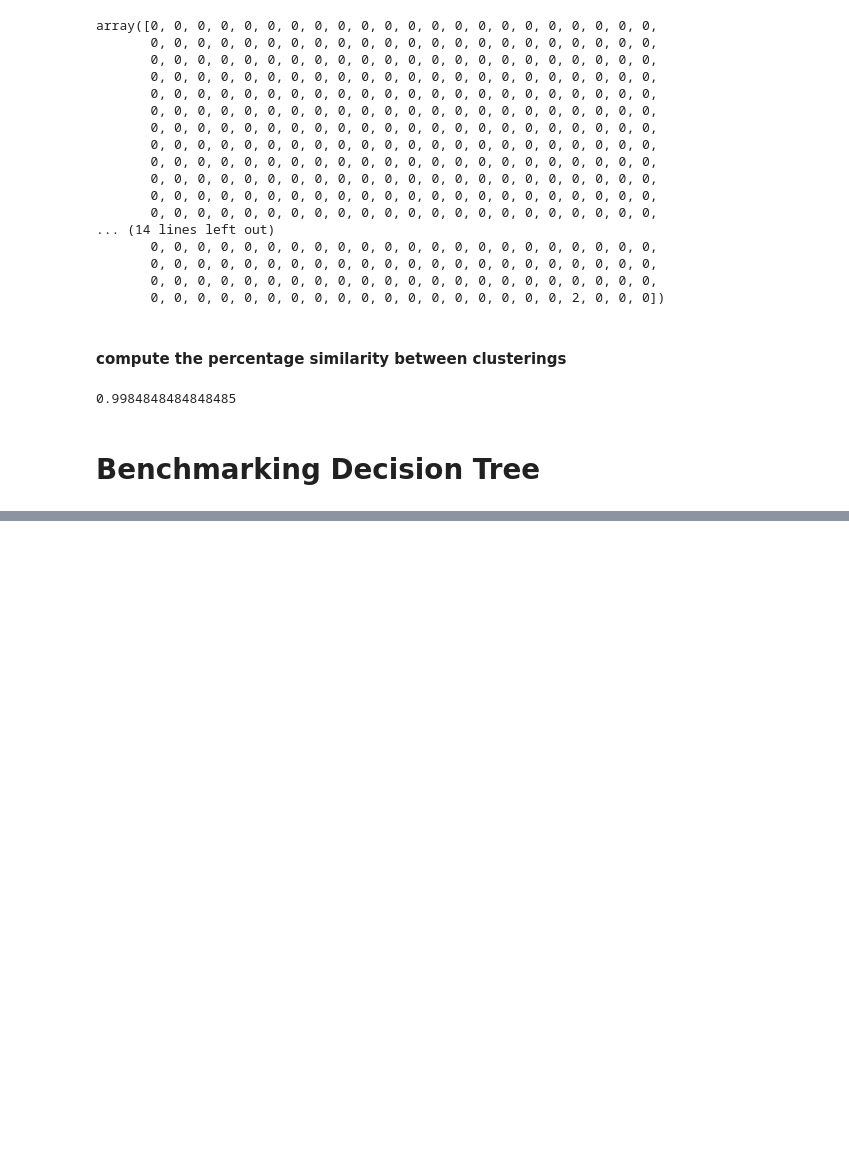
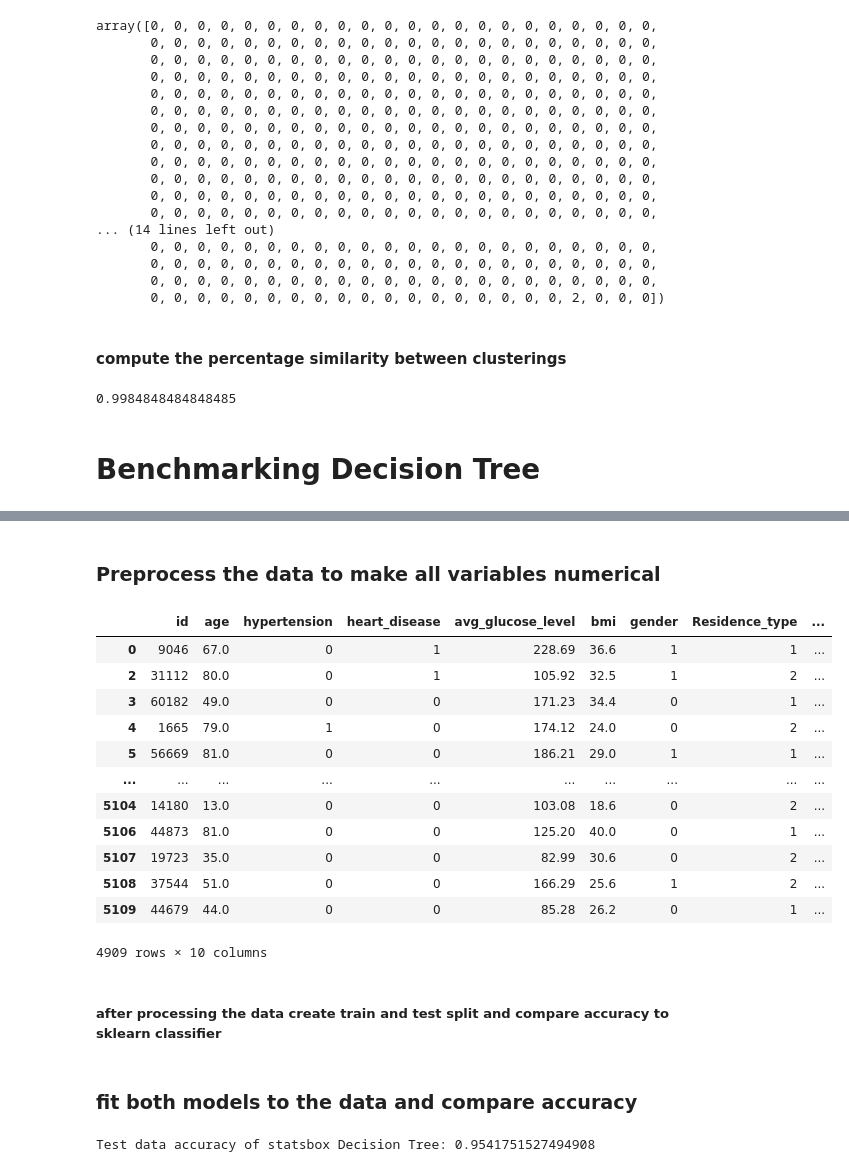
Before and after one commit to abhik-roy/Stats-Toolbox, a Jupyter notebook: KMeans and DTree Benchmarking.ipynb, the cells around one changed output, grey strips where cells are left out. Drawn from its saved outputs; the diff is of its cells as text; code cells hidden in the pictures; blank space fills up the shorter version.

```diff
--- a/KMeans and DTree Benchmarking.ipynb
+++ b/KMeans and DTree Benchmarking.ipynb
@@ -397,0 +380,4 @@ print(accuracy_score(Y_test, Y_pred))
+# %%
+df = pd.read_csv("stroke-data.csv")
+col_names = ['age', 'hypertension', 'heart_disease', 'Cholesterol', 'avg_glucose_level', 'bmi']
+data = df
@@ -397,0 +400,2 @@ print(accuracy_score(Y_test, Y_pred))
+# %% [markdown]
+### Preprocess the data to make all variables numerical
@@ -397,0 +437,28 @@ print(accuracy_score(Y_test, Y_pred))
+# %%
+df = df.drop(['ever_married','gender', 'Residence_type', 'smoking_status', 'work_type'], axis=1)
+# %%
+df['gender']=gender2
+df['Residence_type']=res2
+df['smoking_status']=smoke2
+df['work_type']=job2
+# %%
+df=df.dropna()
+Y = df['stroke'].values.reshape(-1, 1)
+df = df.drop(['stroke'], axis=1)
+df
+# %% [output]
+|  | id | age | hypertension | heart_disease | avg_glucose_level | bmi | gender | Residence_type | ... |
+| 0 | 9046 | 67.0 | 0 | 1 | 228.69 | 36.6 | 1 | 1 | ... |
+| 2 | 31112 | 80.0 | 0 | 1 | 105.92 | 32.5 | 1 | 2 | ... |
+| 3 | 60182 | 49.0 | 0 | 0 | 171.23 | 34.4 | 0 | 1 | ... |
+| 4 | 1665 | 79.0 | 1 | 0 | 174.12 | 24.0 | 0 | 2 | ... |
+| 5 | 56669 | 81.0 | 0 | 0 | 186.21 | 29.0 | 1 | 1 | ... |
+| ... | ... | ... | ... | ... | ... | ... | ... | ... | ... |
+| 5104 | 14180 | 13.0 | 0 | 0 | 103.08 | 18.6 | 0 | 2 | ... |
+| 5106 | 44873 | 81.0 | 0 | 0 | 125.20 | 40.0 | 0 | 1 | ... |
+| 5107 | 19723 | 35.0 | 0 | 0 | 82.99 | 30.6 | 0 | 2 | ... |
+| 5108 | 37544 | 51.0 | 0 | 0 | 166.29 | 25.6 | 1 | 2 | ... |
+| 5109 | 44679 | 44.0 | 0 | 0 | 85.28 | 26.2 | 0 | 1 | ... |
+4909 rows × 10 columns
+# %% [markdown]
+##### after processing the data create train and test split and compare accuracy to sklearn classifier
@@ -397,0 +470,12 @@ print(accuracy_score(Y_test, Y_pred))
+# %% [markdown]
+### fit both models to the data and compare accuracy
+# %%
+classifier = Decision_Tree.DecisionTreeClassifier(
+    min_samples_split=3, max_depth=8)
+
+classifier.fit(X_train, Y_train, 'entropy')
+
+Y_pred = classifier.predict(X_test)
+print("Test data accuracy of statsbox Decision Tree:",accuracy_score(Y_test, Y_pred))
+# %% [output]
+Test data accuracy of statsbox Decision Tree: 0.9541751527494908
```
Also changed, not shown: parts of 39 cells of this notebook, 2 other files.
